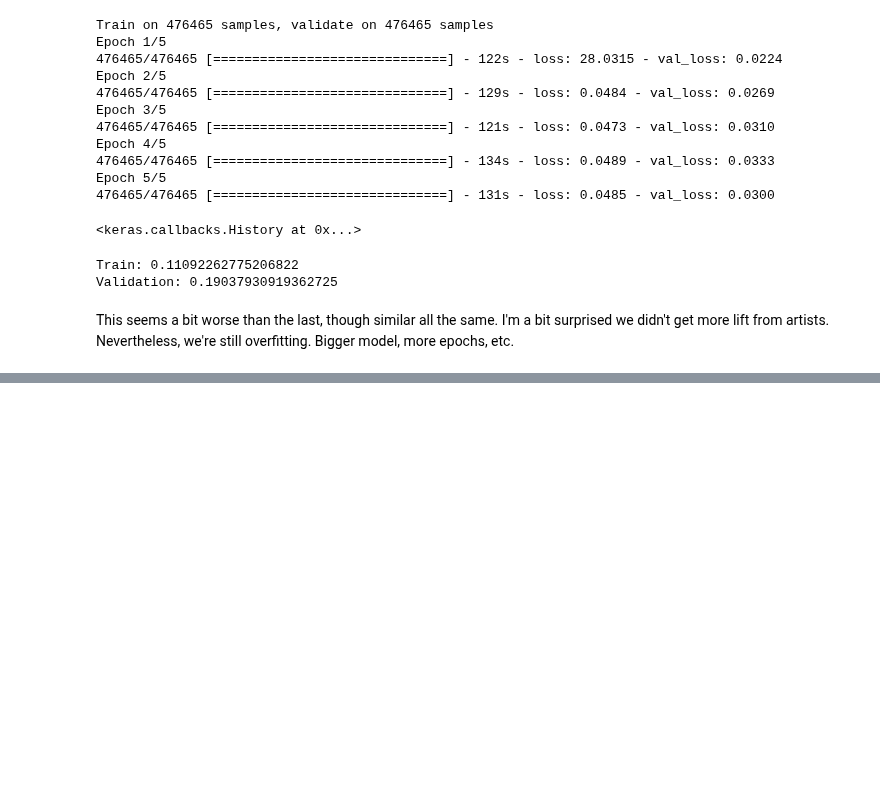
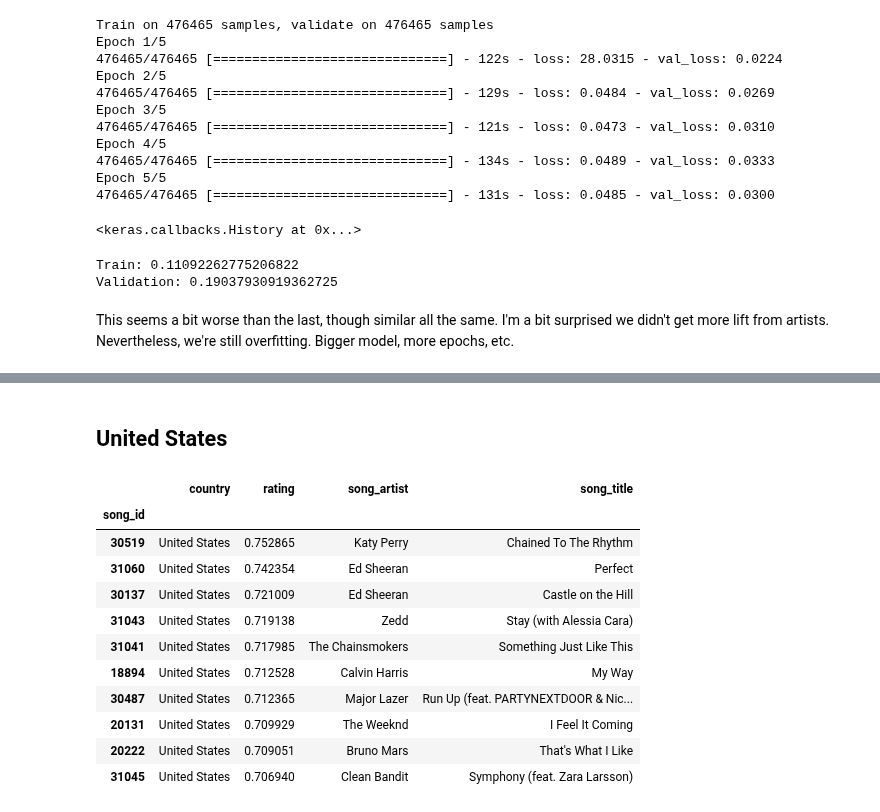
Before and after one commit to cavaunpeu/dotify, a Jupyter notebook: notebooks/neural_implicit_mf.ipynb, the cells around one changed output, grey strips where cells are left out. Drawn from its saved outputs; the diff is of its cells as text; code cells hidden in the pictures; blank space fills up the shorter version.

```diff
--- a/notebooks/neural_implicit_mf.ipynb
+++ b/notebooks/neural_implicit_mf.ipynb
@@ -1174,0 +1251,17 @@ This seems a bit worse than the last, though similar all the same. I'm a bit sur
+# %% [markdown]
+## United States
+# %%
+predictions_unstack[predictions_unstack['country'] == 'United States'].sort_values(by='rating', ascending=False).head(10)
+# %% [output]
+|  | country | rating | song_artist | song_title |
+| song_id |  |  |  |  |
+| 30519 | United States | 0.752865 | Katy Perry | Chained To The Rhythm |
+| 31060 | United States | 0.742354 | Ed Sheeran | Perfect |
+| 30137 | United States | 0.721009 | Ed Sheeran | Castle on the Hill |
+| 31043 | United States | 0.719138 | Zedd | Stay (with Alessia Cara) |
+| 31041 | United States | 0.717985 | The Chainsmokers | Something Just Like This |
+| 18894 | United States | 0.712528 | Calvin Harris | My Way |
+| 30487 | United States | 0.712365 | Major Lazer | Run Up (feat. PARTYNEXTDOOR & Nic... |
+| 20131 | United States | 0.709929 | The Weeknd | I Feel It Coming |
+| 20222 | United States | 0.709051 | Bruno Mars | That's What I Like |
+| 31045 | United States | 0.706940 | Clean Bandit | Symphony (feat. Zara Larsson) |
```
Also changed, not shown: parts of 14 cells of this notebook.
